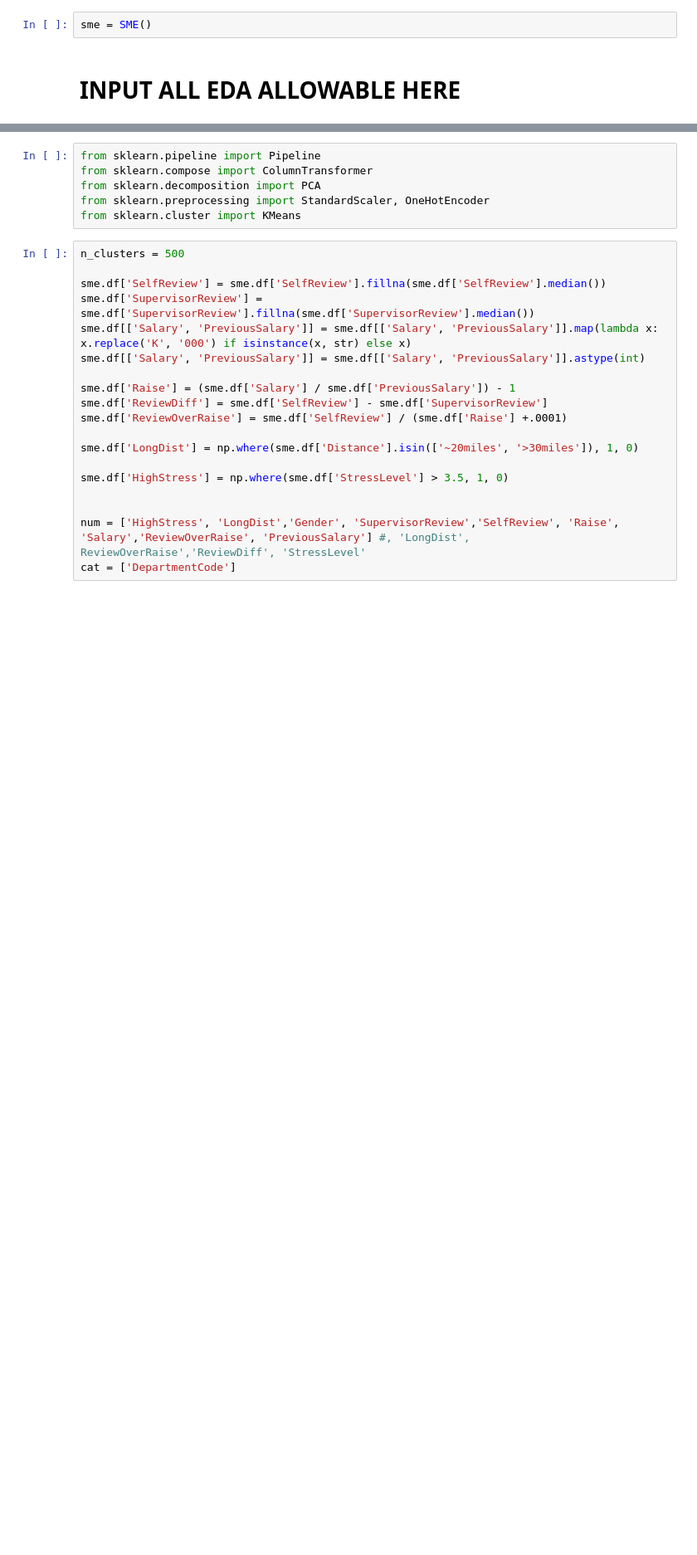
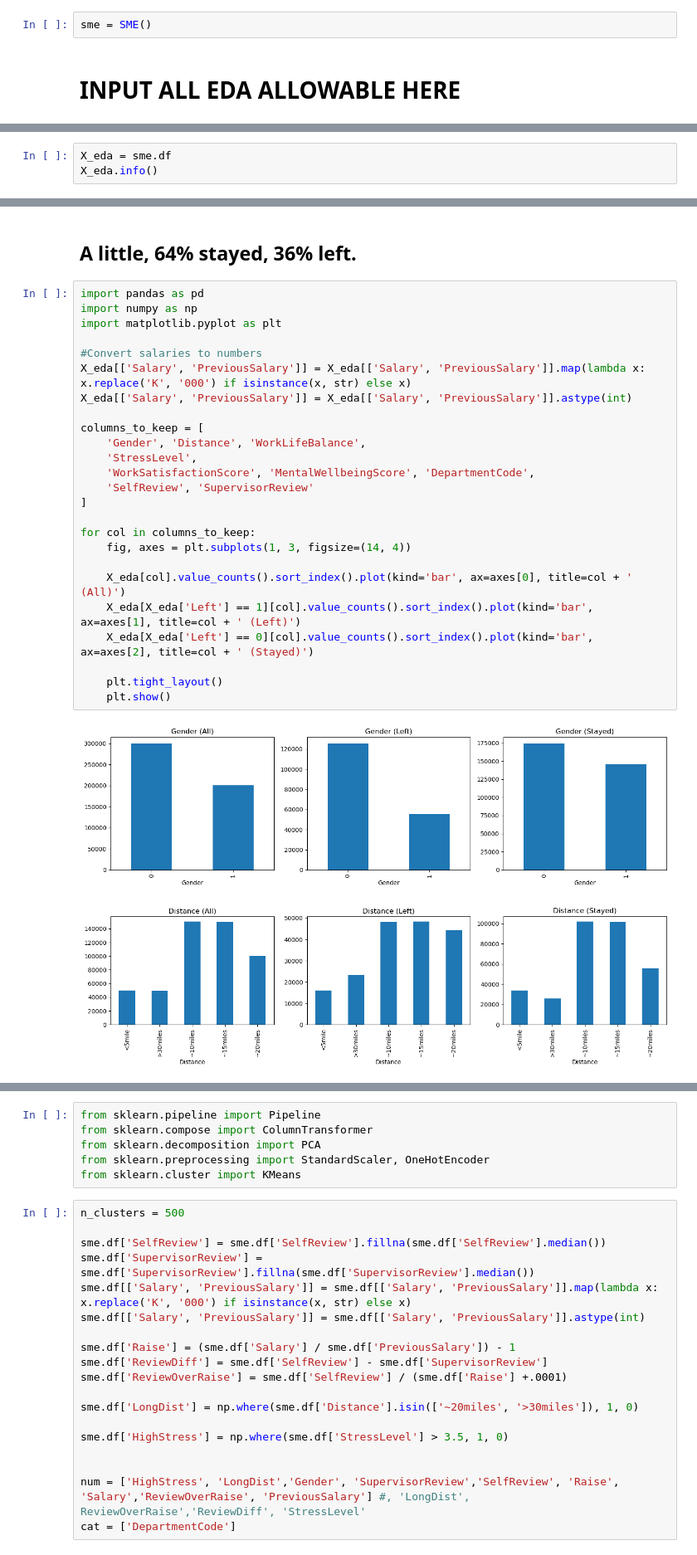
Before and after one commit to joelwheatley91/DATA_602_FINAL, a Jupyter notebook: Main.ipynb, the cells around one changed output, grey strips where cells are left out. Shown at 83% size. Drawn from its saved outputs; the diff is of its cells as text; blank space fills up the shorter version.

```diff
--- a/Main.ipynb
+++ b/Main.ipynb
@@ -46,0 +49,3 @@ sme = SME()
+# %%
+X_eda = sme.df
+X_eda.info()
@@ -46,0 +112,30 @@ sme = SME()
+# %% [markdown]
+## A little, 64% stayed, 36% left.
+# %%
+import pandas as pd
+import numpy as np
+import matplotlib.pyplot as plt
+
+#Convert salaries to numbers
+X_eda[['Salary', 'PreviousSalary']] = X_eda[['Salary', 'PreviousSalary']].map(lambda x: x.replace('K', '000') if isinstance(x, str) else x)
+X_eda[['Salary', 'PreviousSalary']] = X_eda[['Salary', 'PreviousSalary']].astype(int)
+
+columns_to_keep = [
+    'Gender', 'Distance', 'WorkLifeBalance',
+    'StressLevel',
+    'WorkSatisfactionScore', 'MentalWellbeingScore', 'DepartmentCode',
+    'SelfReview', 'SupervisorReview'
+]
+
+for col in columns_to_keep:
+    fig, axes = plt.subplots(1, 3, figsize=(14, 4))
+
+    X_eda[col].value_counts().sort_index().plot(kind='bar', ax=axes[0], title=col + ' (All)')
+    X_eda[X_eda['Left'] == 1][col].value_counts().sort_index().plot(kind='bar', ax=axes[1], title=col + ' (Left)')
+    X_eda[X_eda['Left'] == 0][col].value_counts().sort_index().plot(kind='bar', ax=axes[2], title=col + ' (Stayed)')
+
+    plt.tight_layout()
+    plt.show()
+# %% [output]
+[figure, added]
+[figure, added]
```
Also changed, not shown: parts of 29 cells of this notebook.
